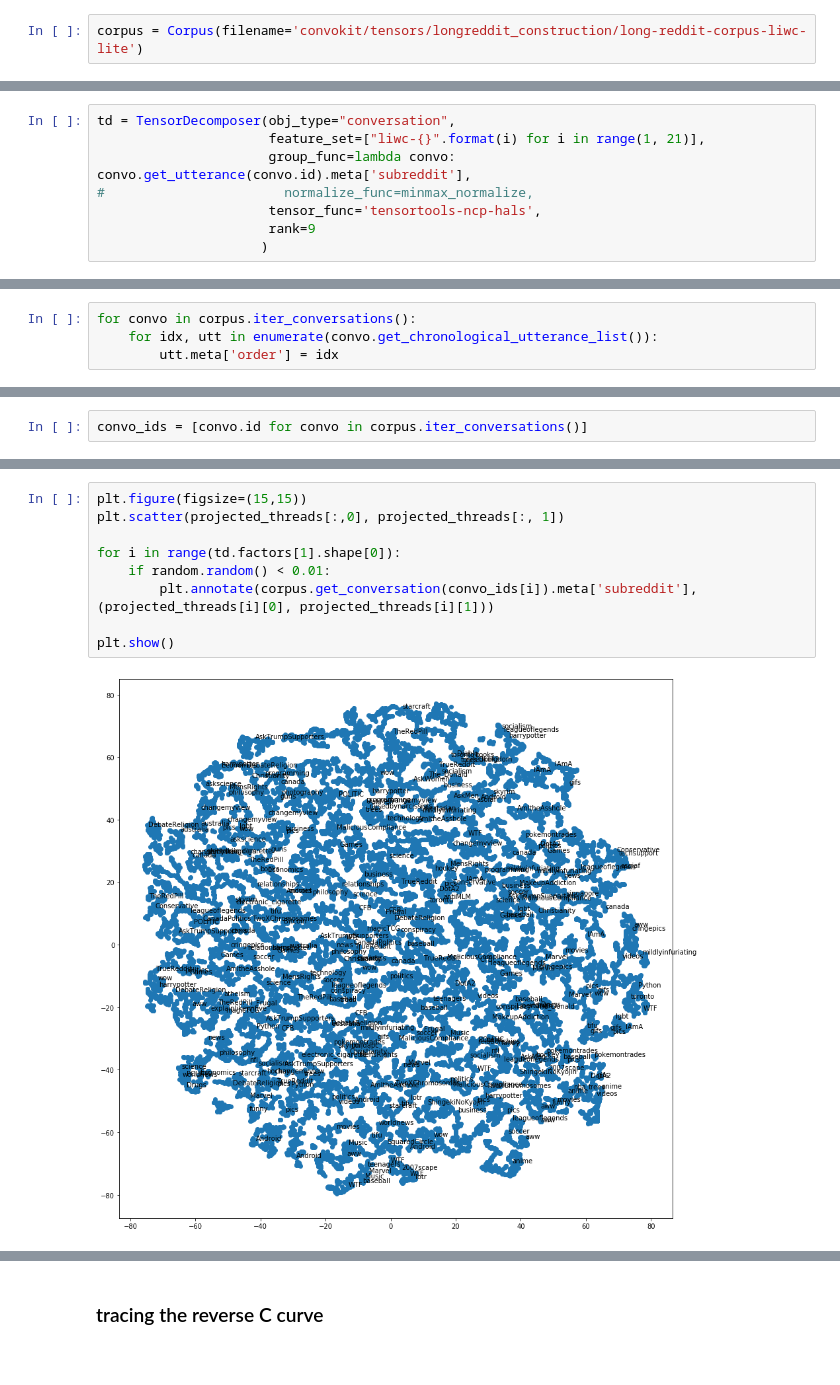
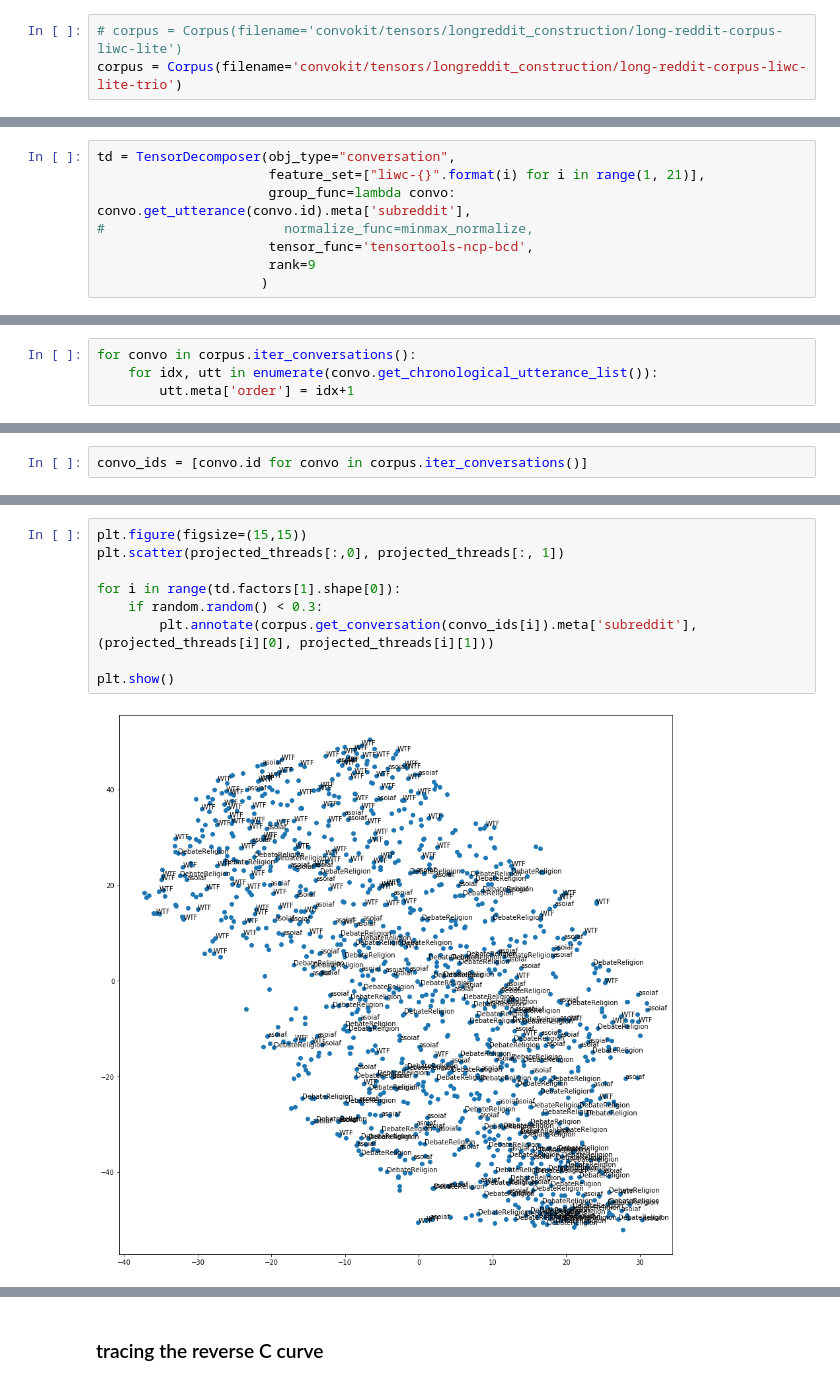
Before and after one commit to rgangela99/Cornell-Conversational-Analysis-Toolkit, a Jupyter notebook: convokit/tensor_decomposer/experiments/TSNE/tensors_tsne_threads_LIWC.ipynb, the cells around one changed output, grey strips where cells are left out. Drawn from its saved outputs; the diff is of its cells as text.

```diff
--- a/convokit/tensor_decomposer/experiments/TSNE/tensors_tsne_threads_LIWC.ipynb
+++ b/convokit/tensor_decomposer/experiments/TSNE/tensors_tsne_threads_LIWC.ipynb
@@ -19,7 +19,8 @@ import random
 # %%
 from convokit import TensorDecomposer
 # %%
-corpus = Corpus(filename='convokit/tensors/longreddit_construction/long-reddit-corpus-liwc-lite')
+# corpus = Corpus(filename='convokit/tensors/longreddit_construction/long-reddit-corpus-liwc-lite')
+corpus = Corpus(filename='convokit/tensors/longreddit_construction/long-reddit-corpus-liwc-lite-trio')
 # %%
 import numpy as np
 def _min_max_scale(mat):
@@ -44,7 +45,7 @@ td = TensorDecomposer(obj_type="conversation",
                       feature_set=["liwc-{}".format(i) for i in range(1, 21)],
                       group_func=lambda convo: convo.get_utterance(convo.id).meta['subreddit'],
 #                       normalize_func=minmax_normalize,
-                      tensor_func='tensortools-ncp-hals',
+                      tensor_func='tensortools-ncp-bcd',
                       rank=9
                      )
 # %%
@@ -105,7 +99,7 @@ import random
 # %%
 for convo in corpus.iter_conversations():
     for idx, utt in enumerate(convo.get_chronological_utterance_list()):
-        utt.meta['order'] = idx
+        utt.meta['order'] = idx+1
 # %%
 for convo in corpus.iter_conversations():
     convo.meta['subreddit'] = convo.get_utterance(convo.id).meta['subreddit']
@@ -114,11 +156,11 @@ convo_ids = [convo.id for convo in corpus.iter_conversations()]
 # %%
 plt.figure(figsize=(15,15))
 plt.scatter(projected_threads[:,0], projected_threads[:, 1])
 
 for i in range(td.factors[1].shape[0]):
-    if random.random() < 0.01:
+    if random.random() < 0.3:
         plt.annotate(corpus.get_conversation(convo_ids[i]).meta['subreddit'], (projected_threads[i][0], projected_threads[i][1]))
 
 plt.show()
 # %% [output]
-[figure, old version]
+[figure, new version]
```
Also changed, not shown: parts of 68 cells of this notebook, 19 other files.
